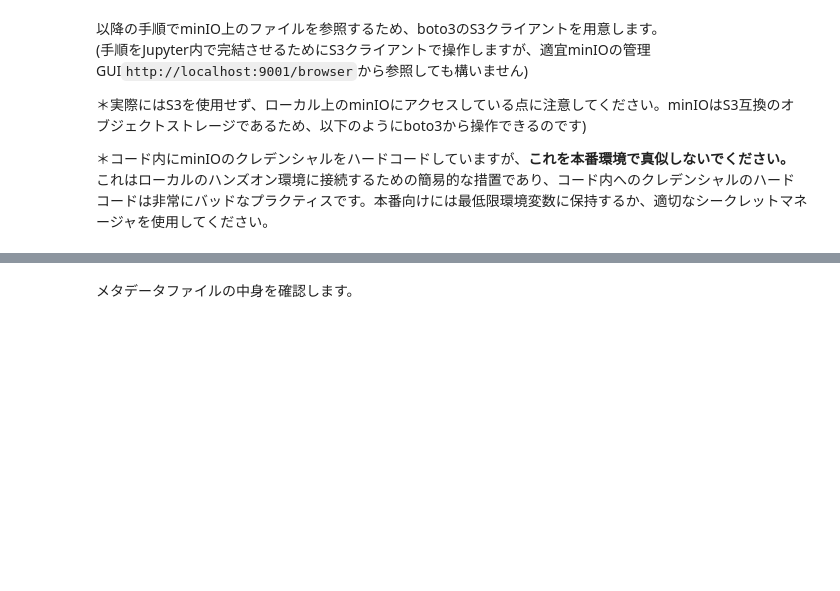
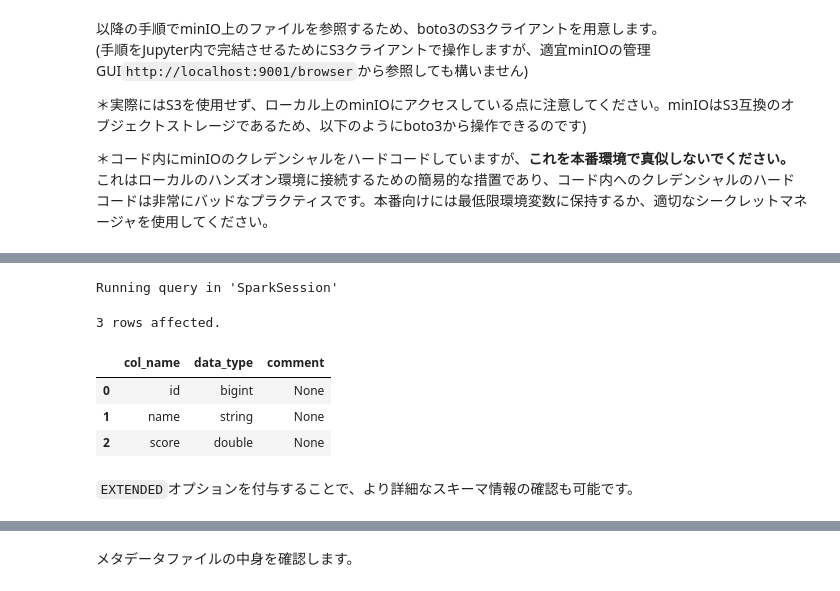
Before and after one commit to murashitas/iceberg_book_handson, a Jupyter notebook: examples/ch2-query-lifecycle.ipynb, the cells around one changed output, grey strips where cells are left out. Drawn from its saved outputs; the diff is of its cells as text; code cells hidden in the pictures; blank space fills up the shorter version.

```diff
--- a/examples/ch2-query-lifecycle.ipynb
+++ b/examples/ch2-query-lifecycle.ipynb
@@ -114,3 +155,16 @@ CREATE TABLE IF NOT EXISTS demo.simple_table (
+# %%
+%%sql
+
+DESCRIBE demo.simple_table
+# %% [output]
+Running query in 'SparkSession'
+3 rows affected.
+|  | col_name | data_type | comment |
+| 0 | id | bigint | None |
+| 1 | name | string | None |
+| 2 | score | double | None |
+# %% [markdown]
+`EXTENDED`オプションを付与することで、より詳細なスキーマ情報の確認も可能です。
 # %%
 %%sql
 
```
Also changed, not shown: parts of 42 cells of this notebook.
